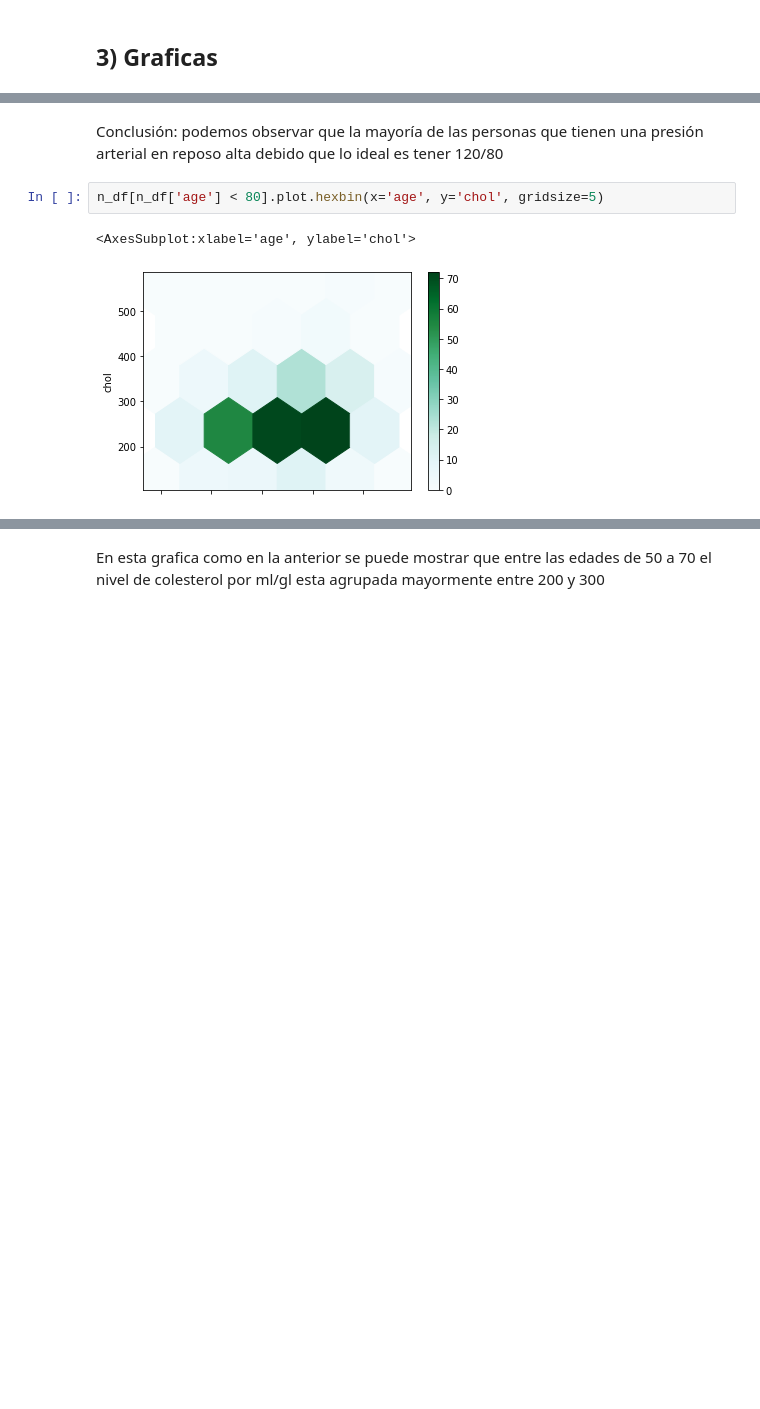
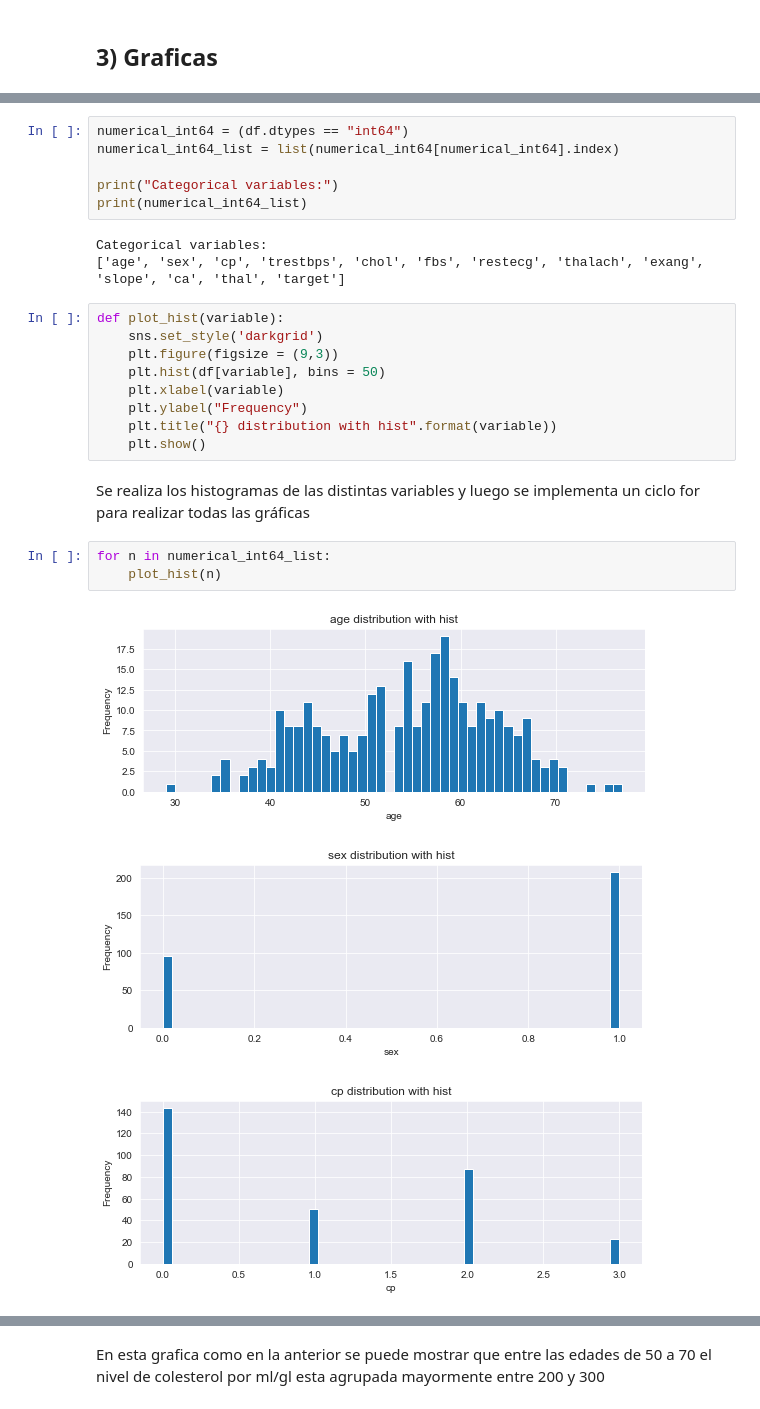
Before and after one commit to VictorQuirozGarcia/miner-a-de-datos-grupo-02, a Jupyter notebook: AvancePIA_II_002_5.ipynb, the cells around one changed output, grey strips where cells are left out. Saved outputs shown, nothing was run; the diff lists cells and outputs as text; blank space fills up the shorter version.

```diff
--- a/AvancePIA_II_002_5.ipynb
+++ b/AvancePIA_II_002_5.ipynb
@@ -490,7 +253,27 @@ La presión arterial en reposo se muestra una mayor recurrencia con respecto a l
-# %% [markdown]
-Conclusión: podemos observar que la mayoría de las personas que tienen una presión arterial en reposo alta debido que lo ideal es tener 120/80
-# %%
-n_df[n_df['age'] < 80].plot.hexbin(x='age', y='chol', gridsize=5)
-# %% [output]
-<AxesSubplot:xlabel='age', ylabel='chol'>
-[figure, removed]
+# %%
+numerical_int64 = (df.dtypes == "int64")
+numerical_int64_list = list(numerical_int64[numerical_int64].index)
+
+print("Categorical variables:")
+print(numerical_int64_list)
+# %% [output]
+Categorical variables:
+['age', 'sex', 'cp', 'trestbps', 'chol', 'fbs', 'restecg', 'thalach', 'exang', 'slope', 'ca', 'thal', 'target']
+# %%
+def plot_hist(variable):
+    sns.set_style('darkgrid')
+    plt.figure(figsize = (9,3))
+    plt.hist(df[variable], bins = 50)
+    plt.xlabel(variable)
+    plt.ylabel("Frequency")
+    plt.title("{} distribution with hist".format(variable))
+    plt.show()
+# %% [markdown]
+Se realiza los histogramas de las distintas variables y luego se implementa un ciclo for para realizar todas las gráficas
+# %%
+for n in numerical_int64_list:
+    plot_hist(n)
+# %% [output]
+[figure, added]
+[figure, added]
+[figure, added]
```
Also changed, not shown: parts of 106 cells of this notebook.
